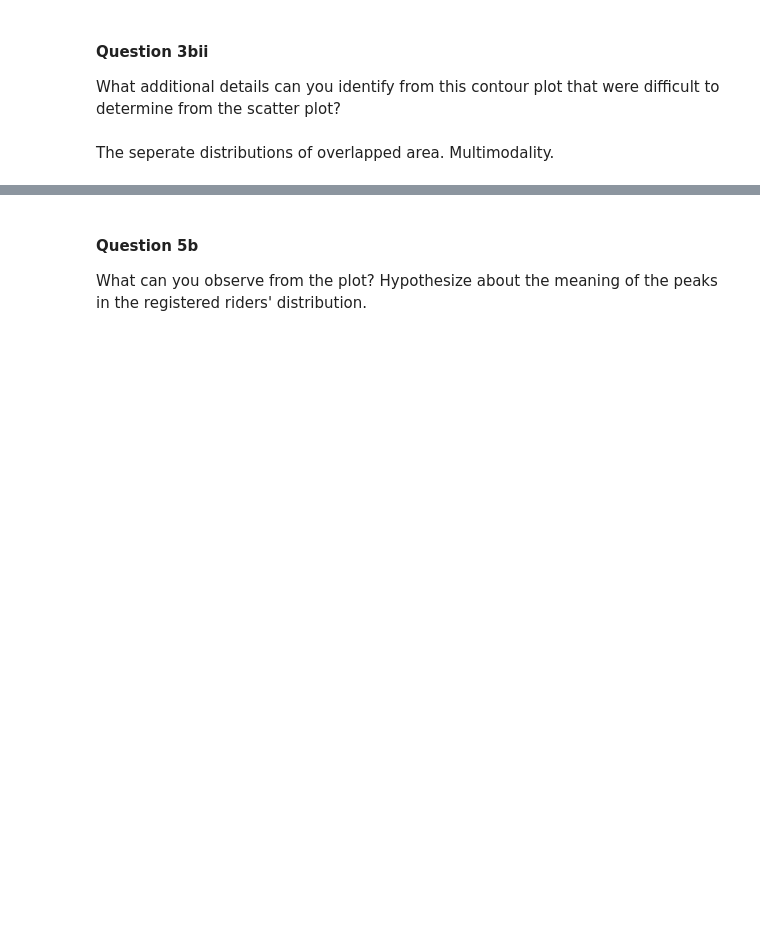
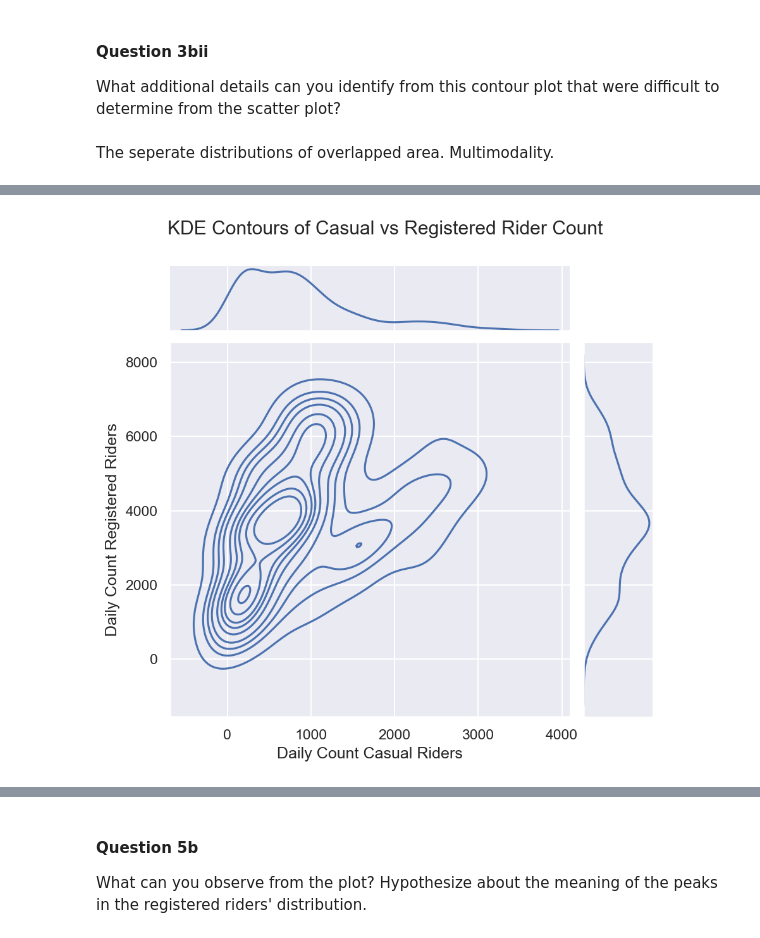
Before and after one commit to jasonwuzzz/data-100, a Jupyter notebook: hw/hw04/hw04.ipynb, the cells around one changed output, grey strips where cells are left out. Cells and saved outputs as stored; diff of their text form; code cells hidden in the pictures; blank space fills up the shorter version.

```diff
--- a/hw/hw04/hw04.ipynb
+++ b/hw/hw04/hw04.ipynb
@@ -612,9 +613,14 @@ points: 2
 manual: true
 -->
 # %%
-...
+fig = sns.jointplot(data=daily_counts, x="casual", y="registered", kind="kde")
+fig.set_axis_labels("Daily Count Casual Riders", "Daily Count Registered Riders")
+
+
 plt.suptitle("KDE Contours of Casual vs Registered Rider Count")
 plt.subplots_adjust(top=0.9);
+# %% [output]
+[figure, added]
 # %% [markdown]
 <!-- END QUESTION -->
 
```
Also changed, not shown: parts of 19 cells of this notebook.
